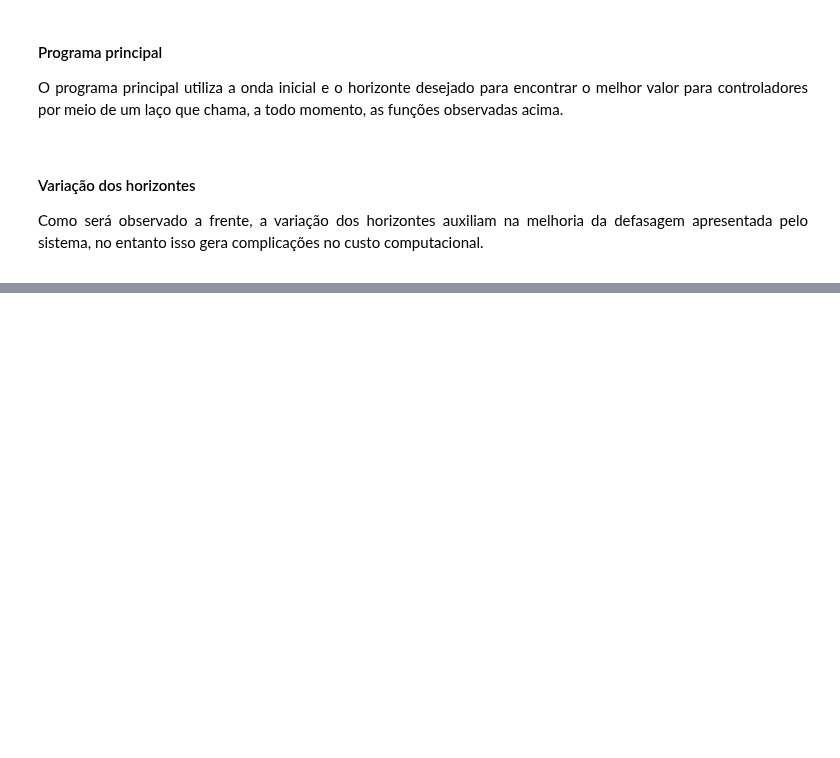
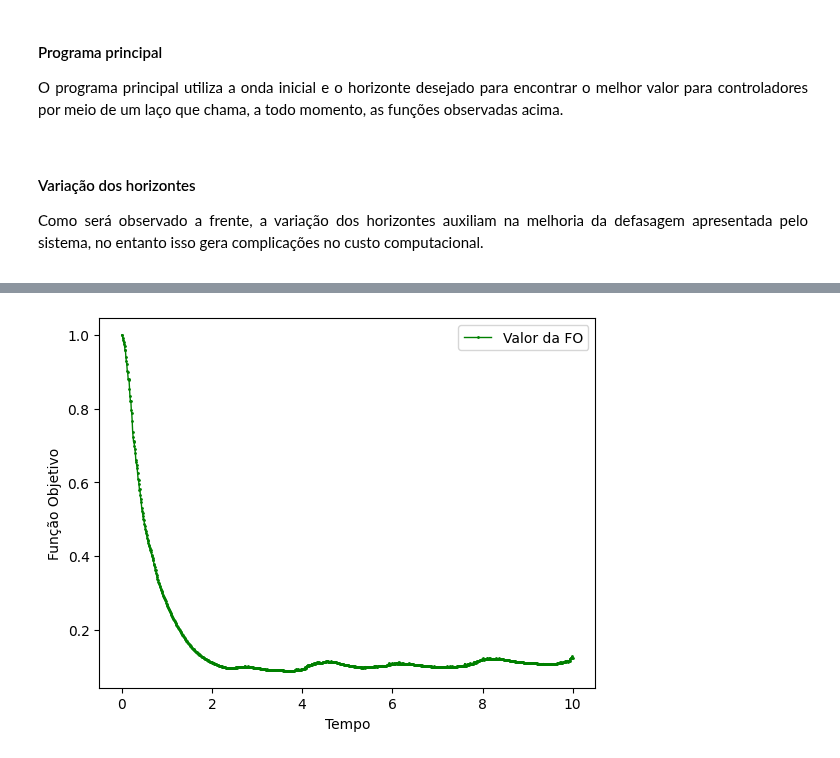
Before and after one commit to GabrielSiqueira1/MPC-Controle-Quantico, a Jupyter notebook: GeneticAlgorithm-MPC.ipynb, the cells around one changed output, grey strips where cells are left out. Drawn from its saved outputs; the diff is of its cells as text; code cells hidden in the pictures; blank space fills up the shorter version.

```diff
--- a/GeneticAlgorithm-MPC.ipynb
+++ b/GeneticAlgorithm-MPC.ipynb
@@ -520,0 +549,4 @@ plot_componentes(valores_onda, desejo, 2)
+# %%
+vfo(valores_funcao_objetivo)
+# %% [output]
+[figure, added]
```
Also changed, not shown: parts of 8 cells of this notebook, 1 other file.
